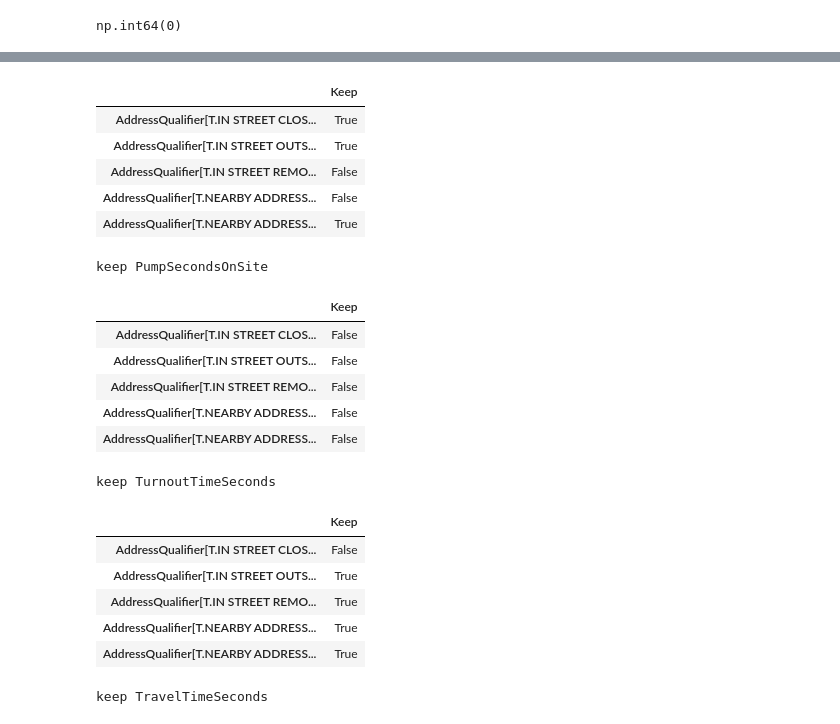
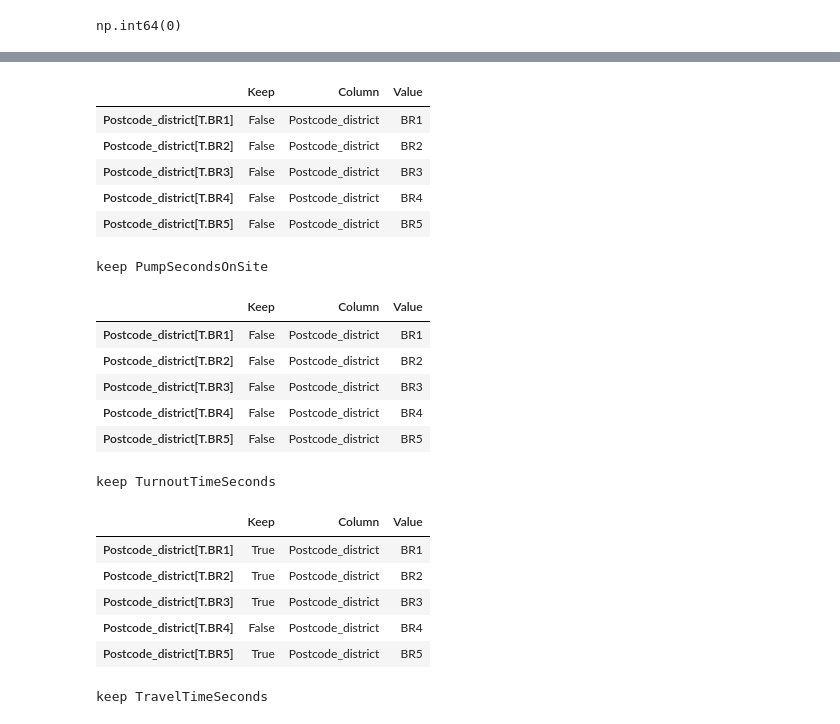
Before and after one commit to ymag-creator/datascientist-project, a Jupyter notebook: notebooks/PreProcessing.ipynb, the cells around one changed output, grey strips where cells are left out. Cells and saved outputs as stored; diff of their text form; code cells hidden in the pictures.

Commit message:
Finalisation PreProcessing, reste la réduction de dimension

```diff
--- a/notebooks/PreProcessing.ipynb
+++ b/notebooks/PreProcessing.ipynb
@@ -614,0 +682,23 @@ df.head()
+# %%
+# ------------------------- Préparation des informations de réduction des valeurs catégorielles -----------------------------
+
+# Traitmeent des catégories. Uniquement des catégories nominales
+# possibilité Test Anova,
+
+import pandas as pd
+
+import numpy as np
+import matplotlib.pyplot as plt
+%matplotlib inline
+
+import seaborn as sns
+
+pd.set_option("display.max_rows", None)
+pd.set_option("display.max_columns", None)
+
+df = pd.read_csv("../data/PreProcess.csv", sep=";", low_memory=False)
+
+ToTextCatgories(df)
+
+display(df.head())
+display(df.info())
@@ -1033,32 +958,49 @@ Calcule Discords
 # %%
+def SplitCatValue(s, return_name):
+    result = s.split("[")
+    return result[0] if return_name else result[1][2:-1]
+
+
 # sauve les infos des valeurs catégorielles et leur conservation
 for i in range(0, len(compiled_results)):
     df_to_save = compiled_results[i][["Keep"]]
+    # supprime la ligne Intercept
+    df_to_save = df_to_save.drop(
+        df_to_save[df_to_save.index.str.upper() == "INTERCEPT"].index
+    )
+    # les valeurs de df_keep ont le format
+    #           AddressQualifier[T.IN STREET CLOSE TO GAZETTEER LOCATION]	True (colonne Keep)
+    # crée 2 colonnes, nom de colonne et valeur
+    df_to_save["Column"] = df_to_save.index
+    df_to_save["Column"] = df_to_save["Column"].apply(lambda s: SplitCatValue(s, True))
+    df_to_save["Value"] = df_to_save.index
+    df_to_save["Value"] = df_to_save["Value"].apply(lambda s: SplitCatValue(s, False))
     name = f"keep {cols_cible_type[i]}"
     display(df_to_save.head())
+
     print(name)
-    df_to_save.to_csv(f"../data/{name}.csv", sep=";", index=True)
+    df_to_save.to_csv(f"../data/{name}.csv", sep=";", index=False)
 # %% [output]
-|  | Keep |
-| AddressQualifier[T.IN STREET CLOS... | True |
-| AddressQualifier[T.IN STREET OUTS... | True |
-| AddressQualifier[T.IN STREET REMO... | False |
-| AddressQualifier[T.NEARBY ADDRESS... | False |
-| AddressQualifier[T.NEARBY ADDRESS... | True |
+|  | Keep | Column | Value |
+| Postcode_district[T.BR1] | False | Postcode_district | BR1 |
+| Postcode_district[T.BR2] | False | Postcode_district | BR2 |
+| Postcode_district[T.BR3] | False | Postcode_district | BR3 |
+| Postcode_district[T.BR4] | False | Postcode_district | BR4 |
+| Postcode_district[T.BR5] | False | Postcode_district | BR5 |
 keep PumpSecondsOnSite
-|  | Keep |
-| AddressQualifier[T.IN STREET CLOS... | False |
-| AddressQualifier[T.IN STREET OUTS... | False |
-| AddressQualifier[T.IN STREET REMO... | False |
-| AddressQualifier[T.NEARBY ADDRESS... | False |
-| AddressQualifier[T.NEARBY ADDRESS... | False |
+|  | Keep | Column | Value |
+| Postcode_district[T.BR1] | False | Postcode_district | BR1 |
+| Postcode_district[T.BR2] | False | Postcode_district | BR2 |
+| Postcode_district[T.BR3] | False | Postcode_district | BR3 |
+| Postcode_district[T.BR4] | False | Postcode_district | BR4 |
+| Postcode_district[T.BR5] | False | Postcode_district | BR5 |
 keep TurnoutTimeSeconds
-|  | Keep |
-| AddressQualifier[T.IN STREET CLOS... | False |
-| AddressQualifier[T.IN STREET OUTS... | True |
-| AddressQualifier[T.IN STREET REMO... | True |
-| AddressQualifier[T.NEARBY ADDRESS... | True |
-| AddressQualifier[T.NEARBY ADDRESS... | True |
+|  | Keep | Column | Value |
+| Postcode_district[T.BR1] | True | Postcode_district | BR1 |
+| Postcode_district[T.BR2] | True | Postcode_district | BR2 |
+| Postcode_district[T.BR3] | True | Postcode_district | BR3 |
+| Postcode_district[T.BR4] | False | Postcode_district | BR4 |
+| Postcode_district[T.BR5] | True | Postcode_district | BR5 |
 keep TravelTimeSeconds
 # %%
 # Vérification de la pertinence des colonnes CalYear HourOfCall Month DayOfWeek sur la valeur moyenne des 3 cibles
```
Also changed, not shown: parts of 21 cells of this notebook.
